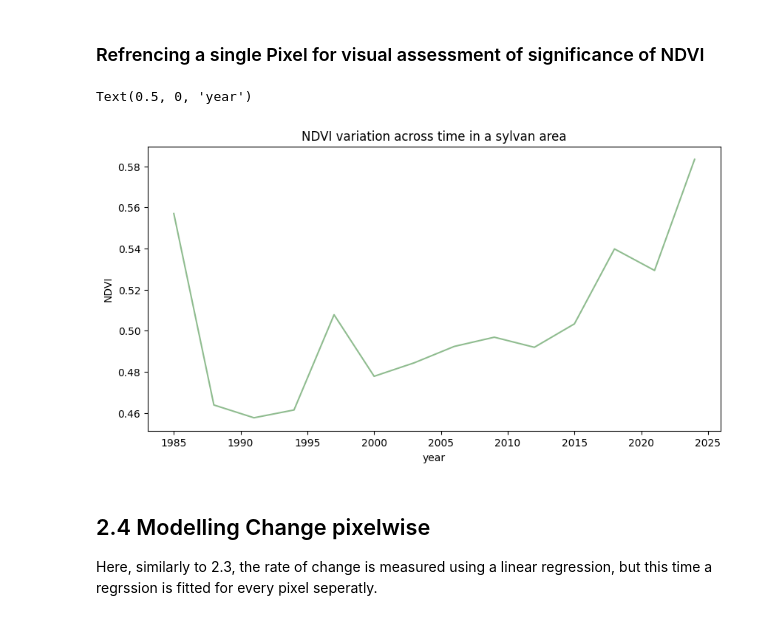
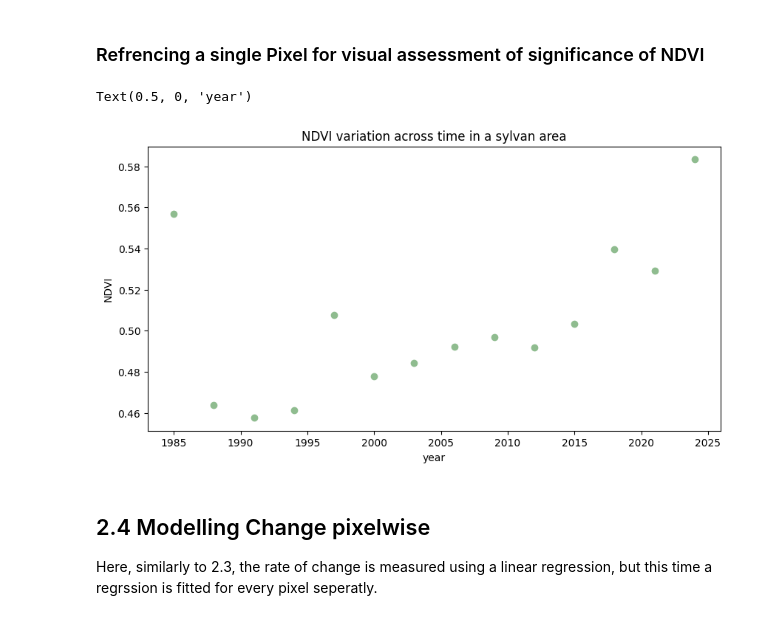
Before and after one commit to MinaKimBebi/Urban_Heat_Zurich_sds210_mbebi, a Jupyter notebook: notebooks/heattrends_in_Zurich.ipynb, the cells around one changed output. Saved outputs shown, nothing was run; the diff lists cells and outputs as text; code cells hidden in the pictures.

```diff
--- a/notebooks/heattrends_in_Zurich.ipynb
+++ b/notebooks/heattrends_in_Zurich.ipynb
@@ -215,18 +202,18 @@ wahrscheinlich nicht siginfikant (ein Punkt im Wald ähnliche SChwankungen (sieh
 # %%
 coordinates = (2683638.80, 1246727.00)# coordinates in LV95, place in forest on Züriberg
 
 point_NDVI = NDVI.sel(x= coordinates[1], y = coordinates[0], method = "nearest")
 point_LST = LST.sel(x= coordinates[1], y = coordinates[0], method = "nearest")
 
 fig, ax = plt.subplots(figsize=(10,5))
 
-point_NDVI.plot(ax = ax, color = "darkseagreen")## = Background change between years
+point_NDVI.plot(ax = ax, color = "darkseagreen", marker = "o", lw = 0)## = Background change between years
 ax.set_title("NDVI variation across time in a sylvan area")
 ax.set_ylabel("NDVI")
 ax.set_xlabel("year")
 # %% [output]
 Text(0.5, 0, 'year')
-[figure, old version]
+[figure, new version]
 # %% [markdown]
 ## 2.4 Modelling Change pixelwise
 Here, similarly to 2.3, the rate of change is measured using a linear regression, but this time a regrssion is fitted for every pixel seperatly.
```
Also changed, not shown: parts of 10 cells of this notebook.
